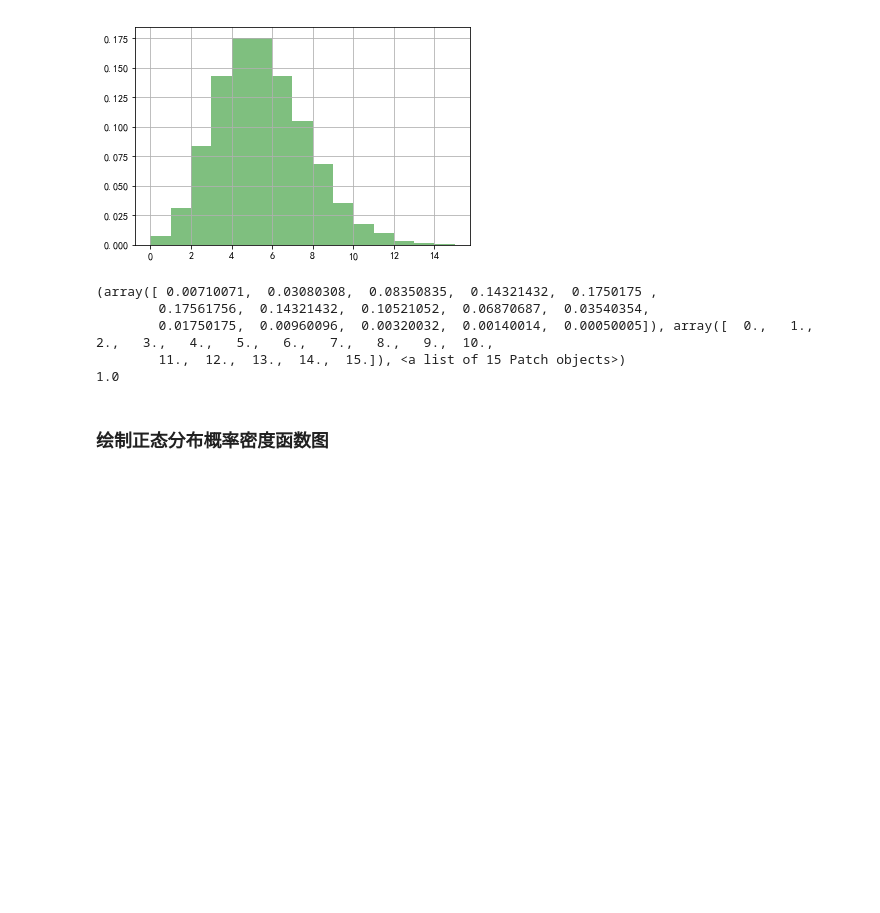
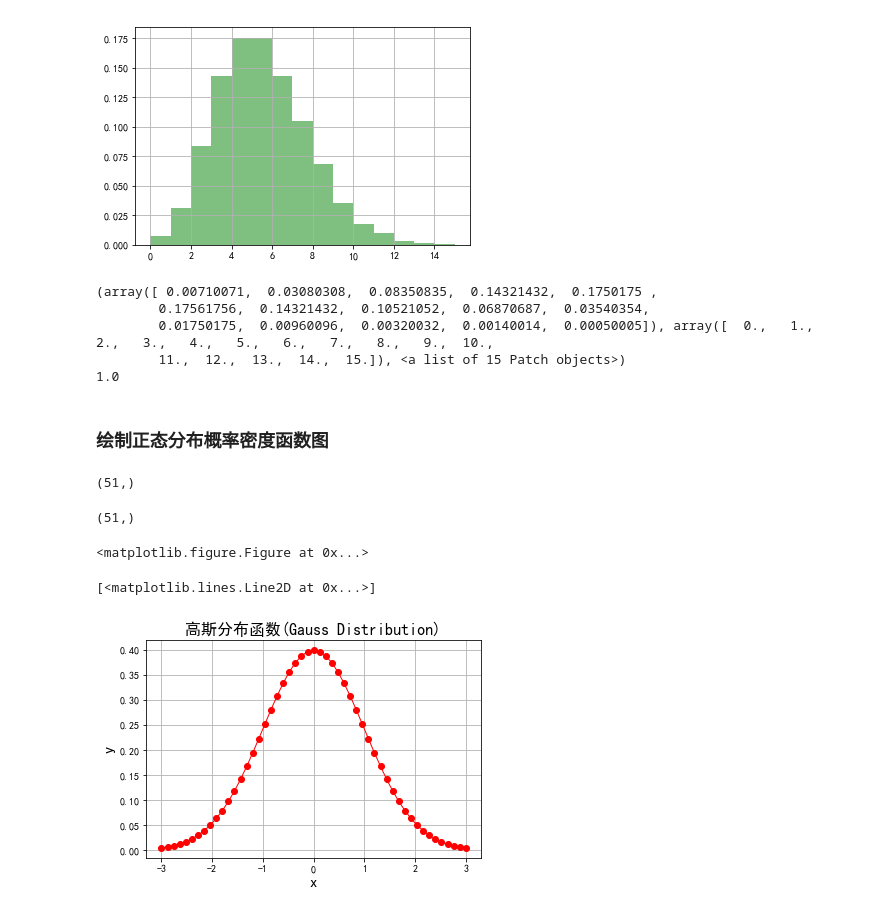
Before and after one commit to ToWorkit/Data_Mining, a Jupyter notebook: Matplotlib/matplotlib_base_01.ipynb, the cells around one changed output. Cells and saved outputs as stored; diff of their text form; code cells hidden in the pictures; blank space fills up the shorter version.

```diff
--- a/Matplotlib/matplotlib_base_01.ipynb
+++ b/Matplotlib/matplotlib_base_01.ipynb
@@ -175,3 +176,20 @@ sigma = 1
 # 均值加减 3倍 的方差，同时保证 0 可以一定被取到
 # 行向量
 x = np.linspace(mu - 3 * sigma, mu + 3 * sigma, 51)
+print(x.shape)
+# %% [output]
+(51,)
+# %%
+# exp -> 指数
+# math.sqrt -> 根号(开方)
+# 满足均值，方差的y
+y = np.exp(-(x - mu) ** 2 / (2 * sigma ** 2)) / (math.sqrt(2 * math.pi) * sigma)
+print(y.shape)
+# %% [output]
+(51,)
+# %%
+# 创建独立绘图空间
+# facecolor -> 背景去白色
+plt.figure(facecolor = 'w')
+# %% [output]
+<matplotlib.figure.Figure at 0x...>
@@ -177,0 +200,17 @@ x = np.linspace(mu - 3 * sigma, mu + 3 * sigma, 51)
+# %%
+# 只画线
+# ro-  => 红色 圆圈 线
+plt.plot(x, y, 'ro-', linewidth = 1)
+# %% [output]
+[<matplotlib.lines.Line2D at 0x...>]
+# %%
+# 横纵坐标 指定 标记 字号为 15
+plt.xlabel('x', fontsize = 15)
+plt.ylabel('y', fontsize = 15)
+# 配置中文标题
+plt.title('高斯分布函数(Gauss Distribution)', fontsize = 16)
+# 边界(虚线格子)
+plt.grid(True)
+plt.show()
+# %% [output]
+[figure, added]
```
Also changed, not shown: parts of 2 cells of this notebook, 1 other file.
